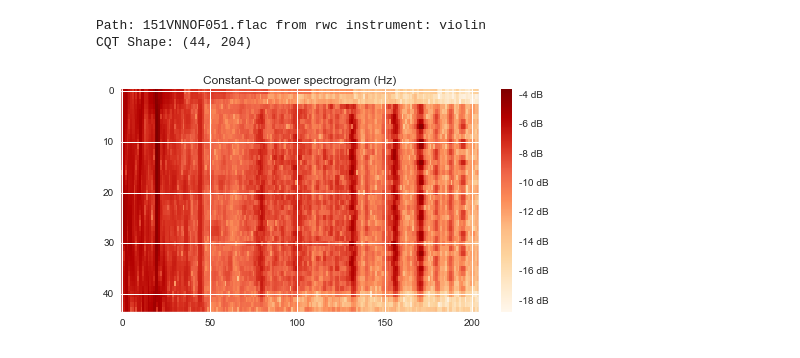
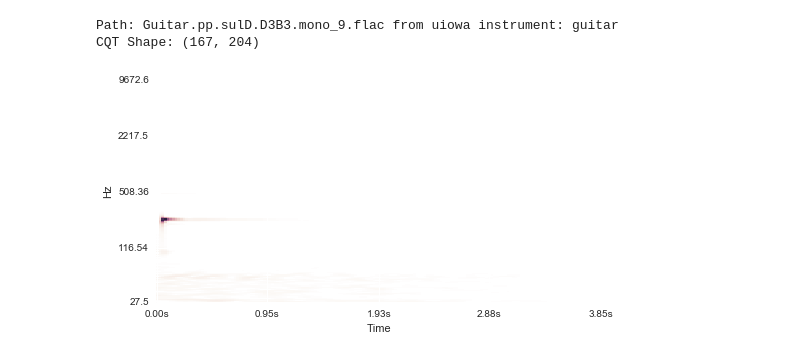
Before and after one commit to ejhumphrey/harmonic-cnn, a Jupyter notebook: DataExploration.ipynb, the cells around one changed output. Cells and saved outputs as stored; diff of their text form; code cells hidden in the pictures.

```diff
--- a/DataExploration.ipynb
+++ b/DataExploration.ipynb
@@ -60,28 +66,51 @@ def play_audio(record):
 def viz_features(record):
     """Vizualize the features from a record."""
     import librosa.display
-    cqt_path = record["cqt"][0]
+    cqt_path = record.cqt
     cqt_feats = np.load(cqt_path)['cqt']
     cqt = cqt_feats.reshape((cqt_feats.shape[1], cqt_feats.shape[2]))
     print("CQT Shape:", cqt.shape)
 
+
     plt.figure(figsize=(8, 4))
-#     librosa.display.specshow(cqt, y_axis="cqt_hz")
-    plt.imshow(np.log(cqt), aspect="auto", interpolation="none", cmap="OrRd")
-    plt.colorbar(format='%+2.0f dB')
-    plt.title('Constant-Q power spectrogram (Hz)')
+    librosa.display.specshow(cqt.T, x_axis='time', y_axis="cqt_hz",
+                                 fmin=hcnn.data.cqt.CQT_PARAMS['fmin'], fmax=10000,
+                                 bins_per_octave=hcnn.data.cqt.CQT_PARAMS['bins_per_octave'])
+#     plt.imshow(np.log(cqt.T), aspect="auto", interpolation="none", cmap="OrRd", origin='lower')
+#     plt.colorbar(format='%+2.0f dB')
+#     plt.title('Constant-Q power spectrogram (Hz)')
+
+
+def viz_slicer(slicer, mode='cqt'):
+    """Vizualize the features from a record."""
+    import librosa.display
+    data = next(slicer)
+
+    plt.figure(figsize=(8, 4))
+    if mode == 'cqt':
+        features = data['x_in'][0, 0, ::]
+#         plt.imshow(features.T, aspect="auto", interpolation="none", cmap="OrRd", origin='lower')
+
+        librosa.display.specshow(features.T, x_axis='time', y_axis="cqt_hz",
+                                 fmin=hcnn.data.cqt.CQT_PARAMS['fmin'], fmax=8000,
+                                 bins_per_octave=hcnn.data.cqt.CQT_PARAMS['bins_per_octave'])
+        plt.colorbar(format='%+2.0f dB')
+        plt.title('Constant-Q power spectrogram (Hz); instrument={}'.format(data['target']))
 # %%
-sample = features_df.sample()
-path = sample['audio_file'][0]
-dataset = sample['dataset'][0]
-instrument = sample['instrument'][0]
+sample = sample_df.sample().iloc[0]
+# print(sample)
+
+path = sample.audio_file
+dataset = sample.dataset
+instrument = sample.instrument
+assert 'cqt' in sample
 print("Path:", os.path.basename(path), "from", dataset, "instrument:", instrument)
 
-# viz_audio(sample)
+# # viz_audio(sample)
 viz_features(sample)
 
 # play_audio(sample)
 # %% [output]
-Path: 151VNNOF051.flac from rwc instrument: violin
-CQT Shape: (44, 204)
+Path: Guitar.pp.sulD.D3B3.mono_9.flac from uiowa instrument: guitar
+CQT Shape: (167, 204)
-[figure, old version]
+[figure, new version]
```
Also changed, not shown: parts of 10 cells of this notebook, 4 other files.
